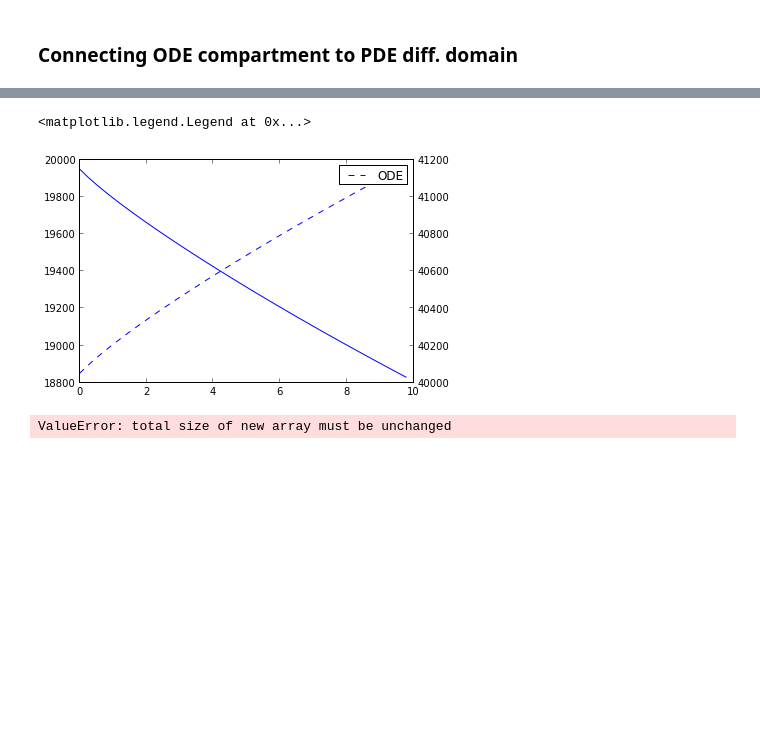
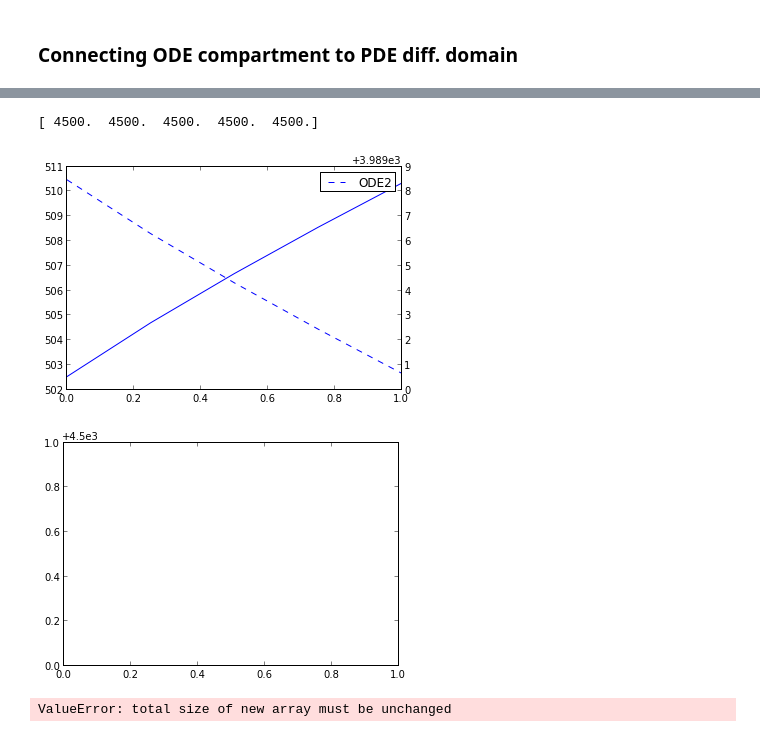
Before and after one commit to huskeypm/enzymekineticsacs, a Jupyter notebook: pdeode.ipynb, the cells around one changed output, grey strips where cells are left out. Saved outputs shown, nothing was run; the diff lists cells and outputs as text; code cells hidden in the pictures; blank space fills up the shorter version.

```diff
--- a/pdeode.ipynb
+++ b/pdeode.ipynb
@@ -13,5 +6,0 @@ CONSERVATION: 60000.0CONSERVATION: 60000.0CONSERVATION: 60000.0CONSERVATION: 600
-# %%
-pdeDomConc = np.asarray(pdeDomConc)odeDomConc = np.asarray(odeDomConc)ts = np.asarray(ts)fig, ax1 = plt.subplots()ax1.plot(ts,pdeDomConc,'b',label="PDE")ax2 = ax1.twinx()ax2.plot(ts,odeDomConc,'b--',label="ODE")plt.legend()
-# %% [output]
-<matplotlib.legend.Legend at 0x...>
-[figure, removed]
@@ -18,3 +11,9 @@ pdeDomConc = np.asarray(pdeDomConc)odeDomConc = np.asarray(odeDomConc)ts = np.as
+# %%
+plt.figure()fig, ax1 = plt.subplots()ax1.plot(ts,tots[:,0],'b',label="PDE0")#ax1.plot(ts,tots[:,1],'b',label="PDE0")plt.legend(loc=1)ax2 = ax1.twinx()ax2.plot(ts,tots[:,2],'b--',label="ODE2")#ax2.plot(ts,tots[:,3],'b--',label="ODE3")plt.legend()plt.figure()plt.plot(ts,tots[:,0]+tots[:,2])print tots[:,0]+tots[:,2]#plt.plot(ts,tots[:,1]+tots[:,3])
+# %% [output]
+[ 4500.  4500.  4500.  4500.  4500.]
+[figure, added]
+[figure, added]
 # %%
 print np.min(mesh.coordinates(),axis=0)print np.max(mesh.coordinates(),axis=0)if(1):    s0 = project(u_n,FunctionSpace(mesh,'Lagrange',1))    #(s0,s1) = up.split(deepcopy=True)        res = 100    (gx,gy,gz) = np.mgrid[0:10:(res*1j),5:5,0:10:(res*1j)]    from scipy.interpolate import griddata    img0 = griddata(mesh.coordinates(),s0.vector(),(gx,gy,gz))    imgx=np.reshape(img0,[res,res])
 # %% [output]
```
Also changed, not shown: parts of 5 cells of this notebook.
